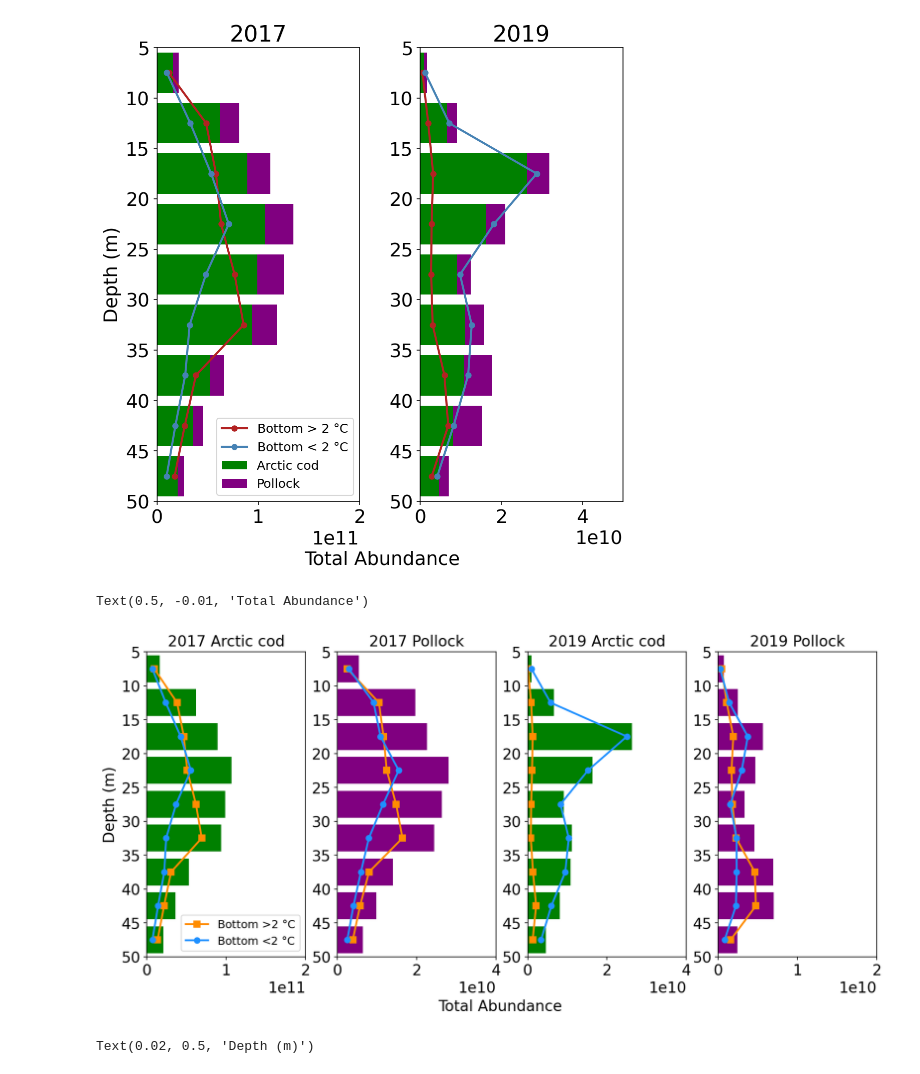
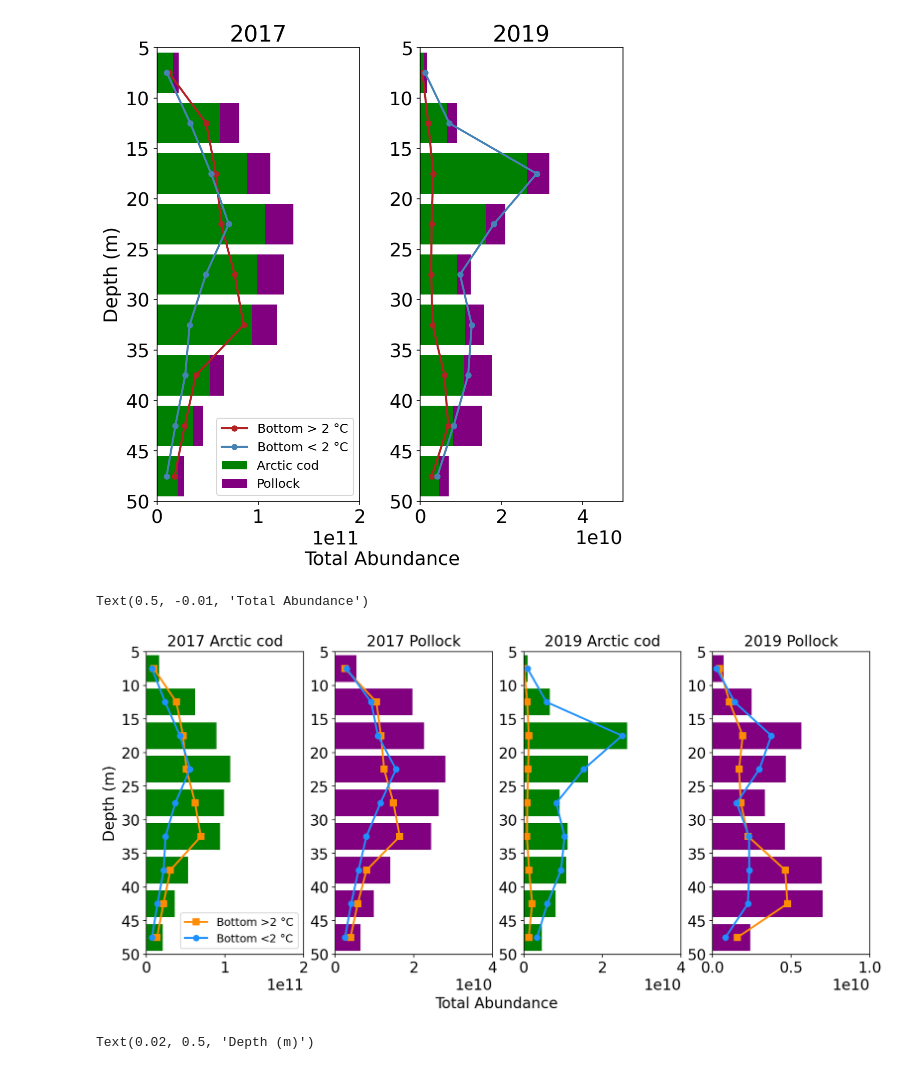
Before and after one commit to leviner/ChukchiTimeSeries, a Jupyter notebook: code/catchAnalysis/fishByDepth.ipynb, the cells around one changed output. Saved outputs shown, nothing was run; the diff lists cells and outputs as text; code cells hidden in the pictures.

```diff
--- a/code/catchAnalysis/fishByDepth.ipynb
+++ b/code/catchAnalysis/fishByDepth.ipynb
@@ -241,35 +241,35 @@ plt.barh(df19A.groupby(['LAYER']).sum().index,df19A.groupby(['LAYER']).sum().NUM
 dfA = df19[(df19.SPECIES_CODE == 21725) & (df19.T_bot >temp)]
 plt.plot(dfA.groupby(['LAYER']).sum().NUMBERS[:9],dfA.groupby(['LAYER']).sum().index[:9],'s-',color = 'darkorange',linewidth=2,markersize=7)
 dfA = df19[(df19.SPECIES_CODE == 21725) & (df19.T_bot <temp)]
 plt.plot(dfA.groupby(['LAYER']).sum().NUMBERS[:9],dfA.groupby(['LAYER']).sum().index[:9],'.-',color = 'dodgerblue',linewidth=2,markersize=12)
 plt.axis([0,4E10,5,10.5])
 plt.gca().invert_yaxis()
 plt.gca().set_yticks([1.5,2.5,3.5,4.5,5.5,6.5,7.5,8.5,9.5,10.5])
 plt.gca().set_yticklabels(['5','10','15','20','25','30','35','40','45','50'])
 #plt.ylabel('Depth (m)')
 plt.title('2019 Arctic cod',fontsize=16)
 
 plt.subplot(144)
 df19A = df19[df19.SPECIES_CODE == 21744]
 plt.barh(df19A.groupby(['LAYER']).sum().index,df19A.groupby(['LAYER']).sum().NUMBERS,color = 'purple')
 dfA = df19[(df19.SPECIES_CODE == 21744) & (df19.T_bot >temp)]
 plt.plot(dfA.groupby(['LAYER']).sum().NUMBERS[:9],dfA.groupby(['LAYER']).sum().index[:9],'s-',color = 'darkorange',linewidth=2,markersize=7)
 dfA = df19[(df19.SPECIES_CODE == 21744) & (df19.T_bot <temp)]
 plt.plot(dfA.groupby(['LAYER']).sum().NUMBERS[:9],dfA.groupby(['LAYER']).sum().index[:9],'.-',color = 'dodgerblue',linewidth=2,markersize=12)
-plt.axis([0,2E10,5,10.5])
+plt.axis([0,1E10,5,10.5])
 plt.gca().invert_yaxis()
 plt.gca().set_yticks([1.5,2.5,3.5,4.5,5.5,6.5,7.5,8.5,9.5,10.5])
 plt.gca().set_yticklabels(['5','10','15','20','25','30','35','40','45','50'])
 #plt.ylabel('Depth (m)')
 plt.title('2019 Pollock',fontsize=16)
 
 plt.subplots_adjust(wspace=0.2)
 fig.text(0.5, -0.01, 'Total Abundance', ha='center')
 
 # Split by year
 # %% [output]
 Text(0.5, -0.01, 'Total Abundance')
-[figure, old version]
+[figure, new version]
 # %%
 fig = plt.figure(figsize=(8,12),dpi=150)
 plt.rcParams.update({'font.size': 18})
```
Also changed, not shown: 1 other file.
